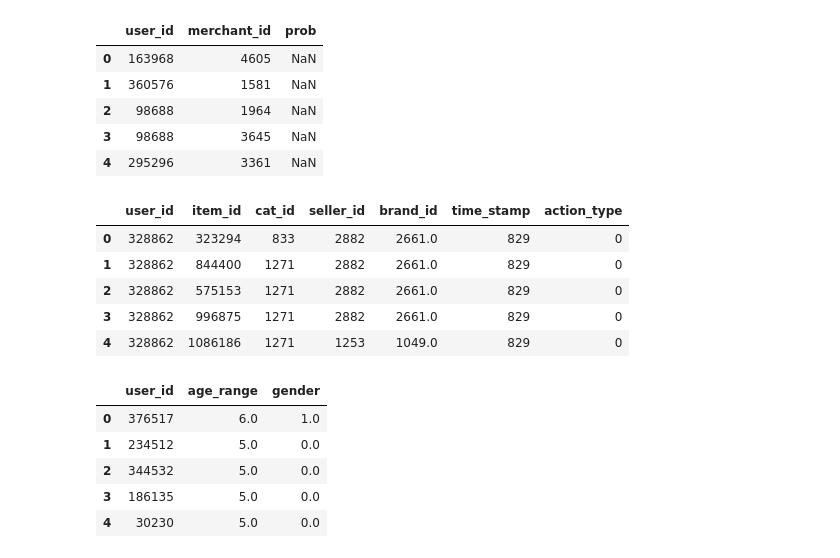
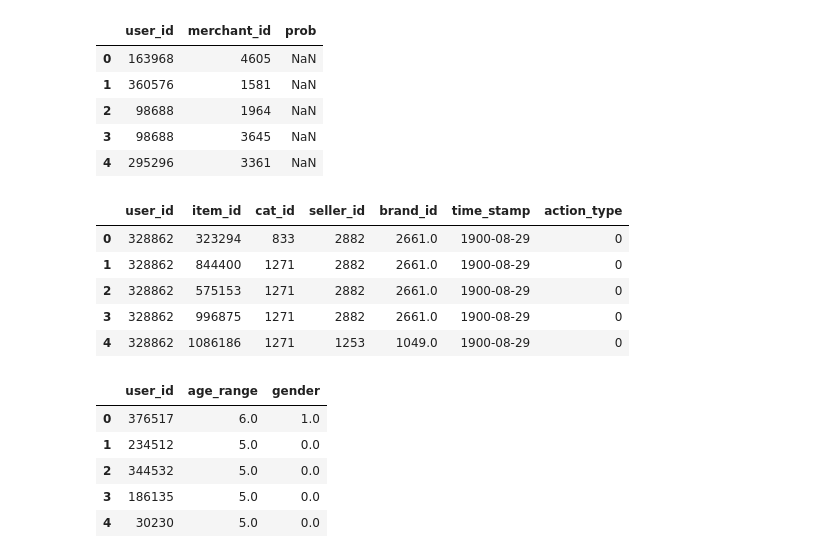
Before and after one commit to iaravagni/AIPI520_FinalProject, a Jupyter notebook: notebooks/experiment_sakshee.ipynb, the cells around one changed output. Cells and saved outputs as stored; diff of their text form; code cells hidden in the pictures.

```diff
--- a/notebooks/experiment_sakshee.ipynb
+++ b/notebooks/experiment_sakshee.ipynb
@@ -48,12 +47,14 @@ test.head()
 | 2 | 98688 | 1964 | NaN |
 | 3 | 98688 | 3645 | NaN |
 | 4 | 295296 | 3361 | NaN |
-# %%
-user_log.head()
-# %% [output]
-|  | user_id | item_id | cat_id | seller_id | brand_id | time_stamp | action_type |
-| 0 | 328862 | 323294 | 833 | 2882 | 2661.0 | 829 | 0 |
-| 1 | 328862 | 844400 | 1271 | 2882 | 2661.0 | 829 | 0 |
-| 2 | 328862 | 575153 | 1271 | 2882 | 2661.0 | 829 | 0 |
-| 3 | 328862 | 996875 | 1271 | 2882 | 2661.0 | 829 | 0 |
-| 4 | 328862 | 1086186 | 1271 | 1253 | 1049.0 | 829 | 0 |
+# %%
+user_log = pd.read_csv('../data_format1/user_log_format1.csv')
+user_log['time_stamp'] = pd.to_datetime(user_log['time_stamp'], format='%m%d', errors='coerce')
+user_log.head()
+# %% [output]
+|  | user_id | item_id | cat_id | seller_id | brand_id | time_stamp | action_type |
+| 0 | 328862 | 323294 | 833 | 2882 | 2661.0 | 1900-08-29 | 0 |
+| 1 | 328862 | 844400 | 1271 | 2882 | 2661.0 | 1900-08-29 | 0 |
+| 2 | 328862 | 575153 | 1271 | 2882 | 2661.0 | 1900-08-29 | 0 |
+| 3 | 328862 | 996875 | 1271 | 2882 | 2661.0 | 1900-08-29 | 0 |
+| 4 | 328862 | 1086186 | 1271 | 1253 | 1049.0 | 1900-08-29 | 0 |
```
Also changed, not shown: parts of 25 cells of this notebook.
